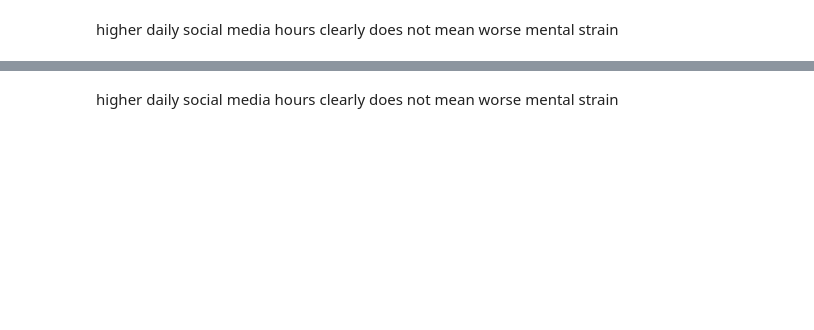
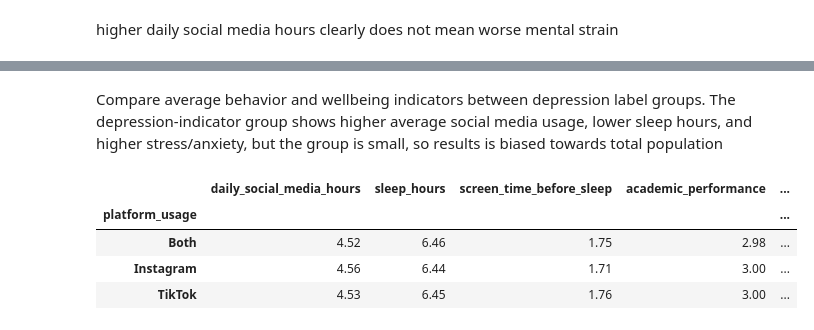
Before and after one commit to klidnenabrezi/data-modelling-kelompok-7, a Jupyter notebook: notebook/note-1.ipynb, the cells around one changed output, grey strips where cells are left out. Saved outputs shown, nothing was run; the diff lists cells and outputs as text; code cells hidden in the pictures; blank space fills up the shorter version.

```diff
--- a/notebook/note-1.ipynb
+++ b/notebook/note-1.ipynb
@@ -293,4 +294,23 @@ df.groupby("depression_label")[[
 | 0 | 4.478785 | 6.494183 | 1.742258 | 2.990248 | 5.365269 | ... |
 | 1 | 6.719355 | 4.761290 | 1.667742 | 2.995484 | 8.483871 | ... |
 # %% [markdown]
-higher daily social media hours clearly does not mean worse mental strain
+Compare average behavior and wellbeing indicators between depression label groups.
+The depression-indicator group shows higher average social media usage, lower sleep hours, and higher stress/anxiety, but the group is small, so results is biased towards total population
+# %%
+df.groupby("platform_usage")[[
+    "daily_social_media_hours",
+    "sleep_hours",
+    "screen_time_before_sleep",
+    "academic_performance",
+    "physical_activity",
+    "stress_level",
+    "anxiety_level",
+    "addiction_level",
+    "mental_strain_score"
+]].mean().round(2)
+# %% [output]
+|  | daily_social_media_hours | sleep_hours | screen_time_before_sleep | academic_performance | ... |
+| platform_usage |  |  |  |  | ... |
+| Both | 4.52 | 6.46 | 1.75 | 2.98 | ... |
+| Instagram | 4.56 | 6.44 | 1.71 | 3.00 | ... |
+| TikTok | 4.53 | 6.45 | 1.76 | 3.00 | ... |
```
Also changed, not shown: parts of 6 cells of this notebook.
